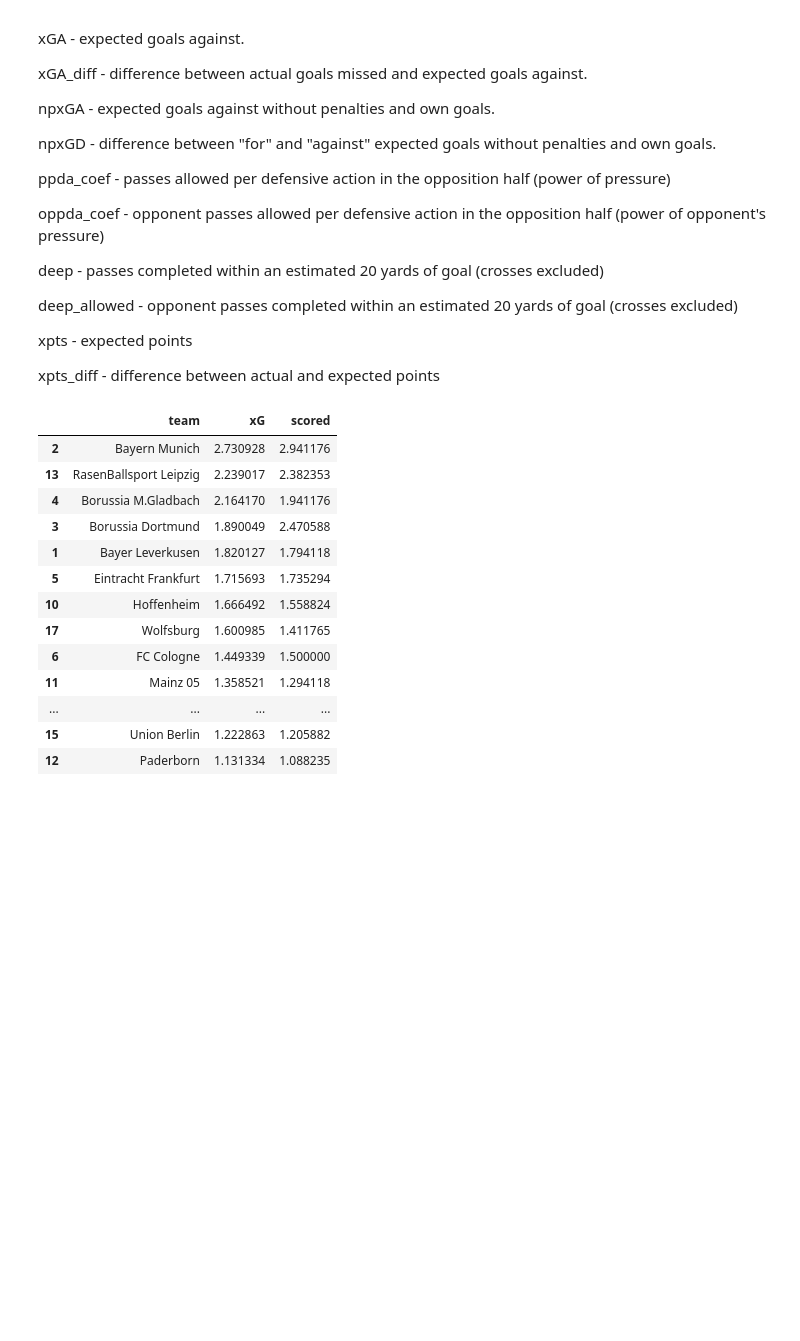
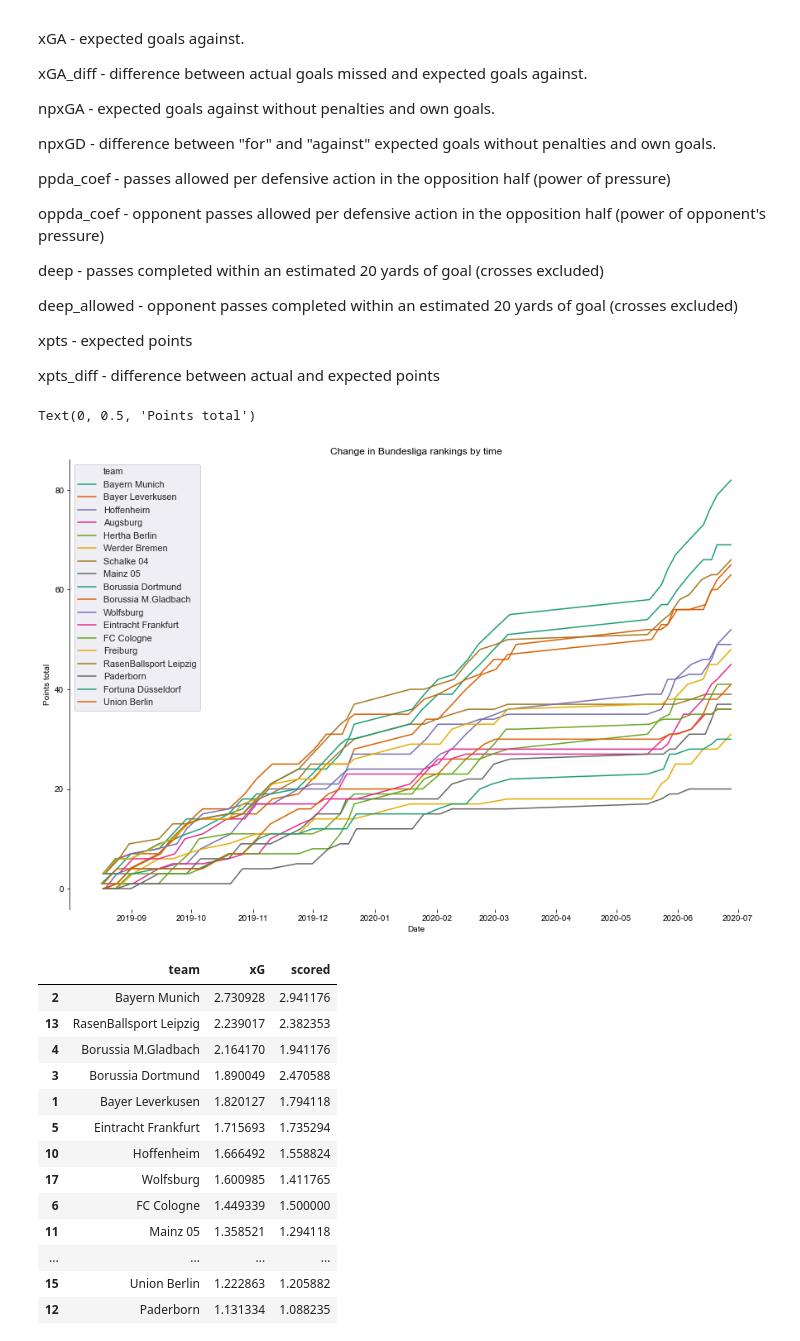
Before and after one commit to onatto11/EDA-and-Application-of-Various-Machine-Learning-Algroithms-on-Bundesliga-Data, a Jupyter notebook: Bundesliga EDA.ipynb, the cells around one changed output. Saved outputs shown, nothing was run; the diff lists cells and outputs as text; code cells hidden in the pictures; blank space fills up the shorter version.

```diff
--- a/Bundesliga EDA.ipynb
+++ b/Bundesliga EDA.ipynb
@@ -86,6 +87,20 @@ deep_allowed - opponent passes completed within an estimated 20 yards of goal (c
 xpts - expected points
 
 xpts_diff - difference between actual and expected points
+# %%
+#Plot the cumulative change in total points and therefore the rankings in time
+
+ax = plt.subplots(figsize=(15, 10))
+sns.set_context("notebook")
+sns.set_style("dark")
+sns.lineplot(bundesliga.date, bundesliga.groupby("team").pts.cumsum(), hue="team", data=bundesliga, palette = "Dark2")
+sns.despine(top=True, bottom=True, right=True)
+plt.title("Change in Bundesliga rankings by time")
+plt.xlabel("Date")
+plt.ylabel("Points total")
+# %% [output]
+Text(0, 0.5, 'Points total')
+[figure, added]
 # %%
 #Grouped by the team column, then took the means of xG and scored columns
 #in order to compare average xG and goal amounts by team
```
Also changed, not shown: parts of 29 cells of this notebook.
